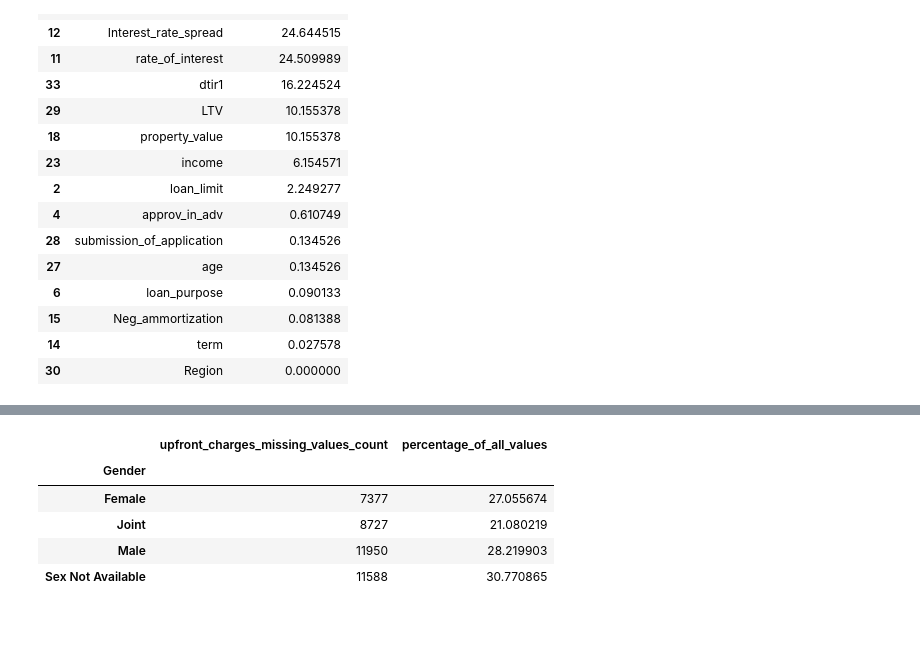
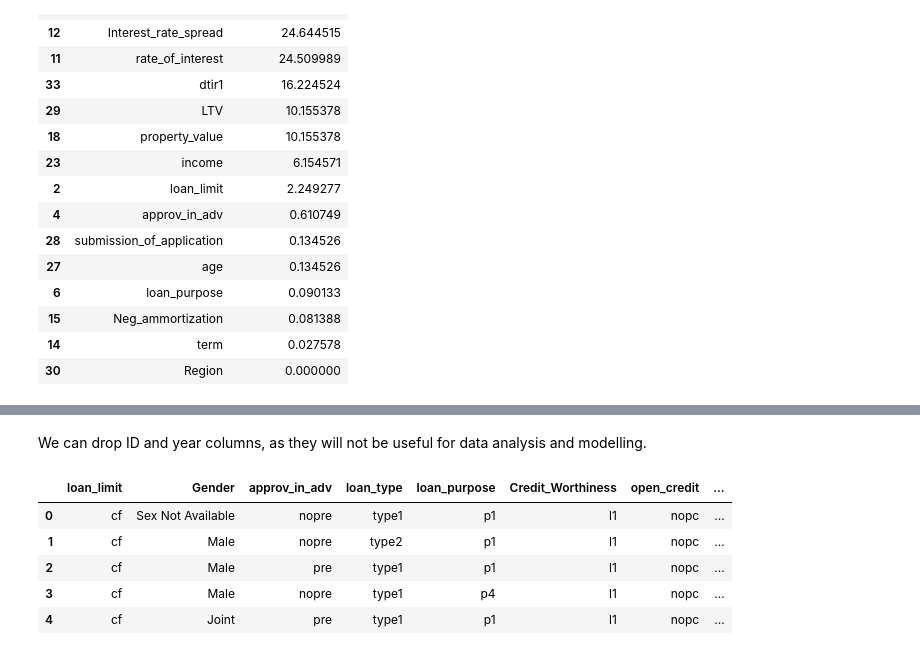
Before and after one commit to BartlomiejGaw/Loan_Default_Prediction, a Jupyter notebook: Data_Cleaning_and_EDA.ipynb, the cells around one changed output, grey strips where cells are left out. Saved outputs shown, nothing was run; the diff lists cells and outputs as text; code cells hidden in the pictures; blank space fills up the shorter version.

```diff
--- a/Data_Cleaning_and_EDA.ipynb
+++ b/Data_Cleaning_and_EDA.ipynb
@@ -135,18 +173,15 @@ plt.tight_layout()
-# %%
-
-missing_charges=loan_dataframe.pivot_table(index='Gender', values='Upfront_charges', aggfunc=lambda x: x.isna().sum())
-missing_charges.columns = ["upfront_charges_missing_values_count"]
-
-
-missing_charges["percentage_of_all_values"] = missing_charges["upfront_charges_missing_values_count"]/loan_dataframe['Gender'].value_counts()*100
-missing_charges
-# %% [output]
-|  | upfront_charges_missing_values_count | percentage_of_all_values |
-| Gender |  |  |
-| Female | 7377 | 27.055674 |
-| Joint | 8727 | 21.080219 |
-| Male | 11950 | 28.219903 |
-| Sex Not Available | 11588 | 30.770865 |
+# %% [markdown]
+We can drop ID and year columns, as they will not be useful for data analysis and modelling.
+# %%
+loan_dataframe = loan_dataframe.drop(['ID', 'year'], axis=1)
+loan_dataframe.head()
+# %% [output]
+|  | loan_limit | Gender | approv_in_adv | loan_type | loan_purpose | Credit_Worthiness | open_credit | ... |
+| 0 | cf | Sex Not Available | nopre | type1 | p1 | l1 | nopc | ... |
+| 1 | cf | Male | nopre | type2 | p1 | l1 | nopc | ... |
+| 2 | cf | Male | pre | type1 | p1 | l1 | nopc | ... |
+| 3 | cf | Male | nopre | type1 | p4 | l1 | nopc | ... |
+| 4 | cf | Joint | pre | type1 | p1 | l1 | nopc | ... |
 # %%
 msno.bar(loan_dataframe)
 # %% [output]
```
Also changed, not shown: parts of 28 cells of this notebook.
